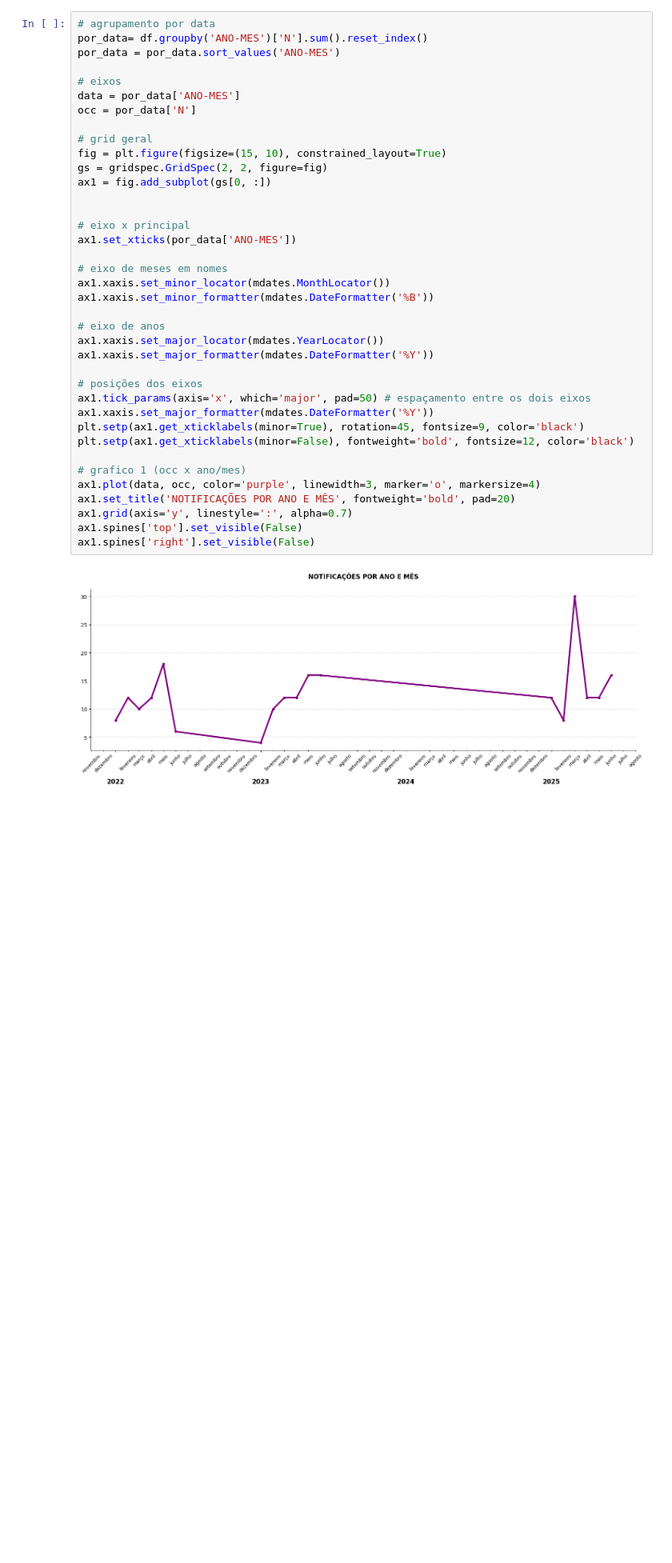
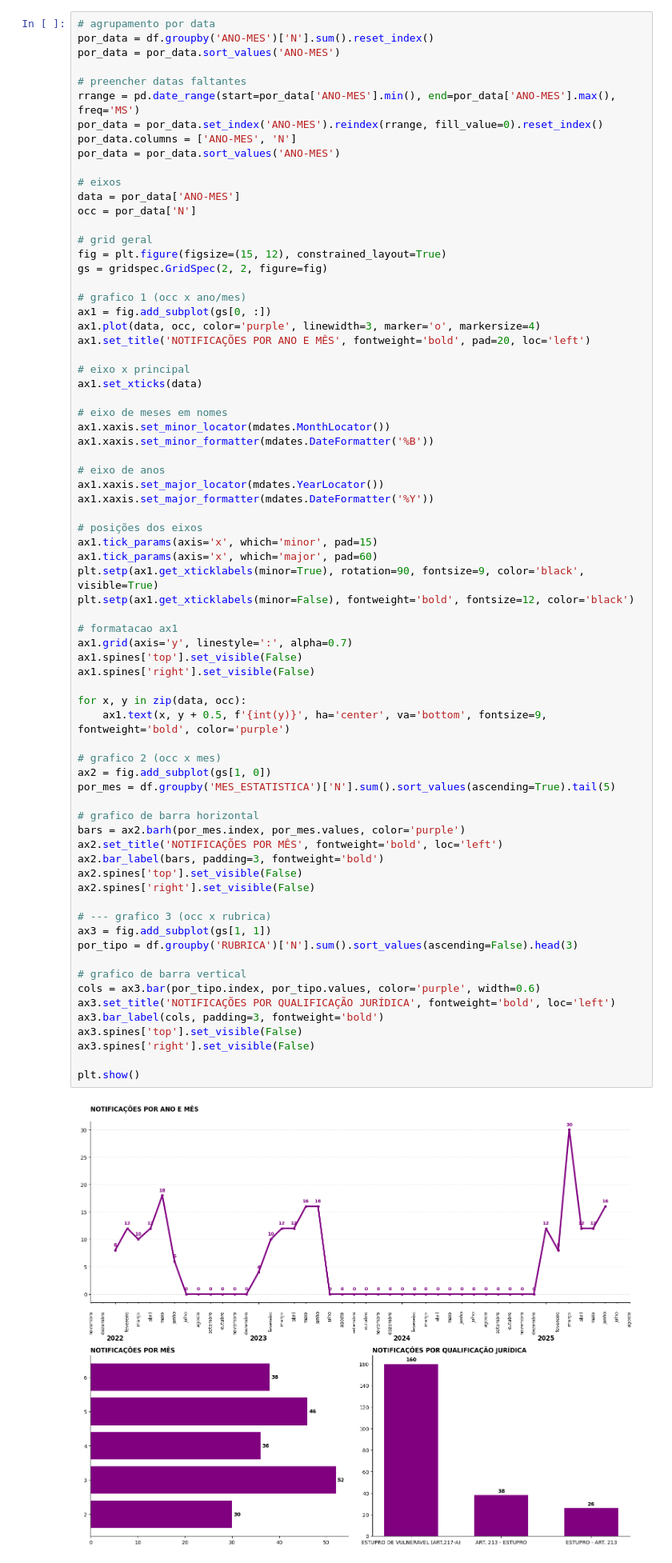
Before and after one commit to 0kauaa/projeto-integrador-I, a Jupyter notebook: notebooks/6_plots.ipynb, the cells around one changed output. Shown at 80% size. Cells and saved outputs as stored; diff of their text form; blank space fills up the shorter version.

Commit message:
ajeita o plot temporal.

```diff
--- a/notebooks/6_plots.ipynb
+++ b/notebooks/6_plots.ipynb
@@ -52,44 +52,78 @@ df.head()
 df['ANO-MES'] = pd.to_datetime(df['ANO_ESTATISTICA'].astype(str) + '-' +  df['MES_ESTATISTICA'].astype(str))
 # %%
 # agrupamento por data
-por_data= df.groupby('ANO-MES')['N'].sum().reset_index()
+por_data = df.groupby('ANO-MES')['N'].sum().reset_index()
+por_data = por_data.sort_values('ANO-MES')
+
+# preencher datas faltantes
+rrange = pd.date_range(start=por_data['ANO-MES'].min(), end=por_data['ANO-MES'].max(), freq='MS')
+por_data = por_data.set_index('ANO-MES').reindex(rrange, fill_value=0).reset_index()
+por_data.columns = ['ANO-MES', 'N']
 por_data = por_data.sort_values('ANO-MES')
 
 # eixos
 data = por_data['ANO-MES']
 occ = por_data['N']
 
 # grid geral
-fig = plt.figure(figsize=(15, 10), constrained_layout=True)
+fig = plt.figure(figsize=(15, 12), constrained_layout=True)
 gs = gridspec.GridSpec(2, 2, figure=fig)
+
+# grafico 1 (occ x ano/mes)
 ax1 = fig.add_subplot(gs[0, :])
-
+ax1.plot(data, occ, color='purple', linewidth=3, marker='o', markersize=4)
+ax1.set_title('NOTIFICAÇÕES POR ANO E MÊS', fontweight='bold', pad=20, loc='left')
 
 # eixo x principal
-ax1.set_xticks(por_data['ANO-MES'])
+ax1.set_xticks(data)
 
 # eixo de meses em nomes
 ax1.xaxis.set_minor_locator(mdates.MonthLocator())
 ax1.xaxis.set_minor_formatter(mdates.DateFormatter('%B'))
 
 # eixo de anos
 ax1.xaxis.set_major_locator(mdates.YearLocator())
 ax1.xaxis.set_major_formatter(mdates.DateFormatter('%Y'))
 
 # posições dos eixos
-ax1.tick_params(axis='x', which='major', pad=50) # espaçamento entre os dois eixos
-ax1.xaxis.set_major_formatter(mdates.DateFormatter('%Y'))
-plt.setp(ax1.get_xticklabels(minor=True), rotation=45, fontsize=9, color='black')
+ax1.tick_params(axis='x', which='minor', pad=15)
+ax1.tick_params(axis='x', which='major', pad=60)
+plt.setp(ax1.get_xticklabels(minor=True), rotation=90, fontsize=9, color='black', visible=True)
 plt.setp(ax1.get_xticklabels(minor=False), fontweight='bold', fontsize=12, color='black')
 
-# grafico 1 (occ x ano/mes)
-ax1.plot(data, occ, color='purple', linewidth=3, marker='o', markersize=4)
-ax1.set_title('NOTIFICAÇÕES POR ANO E MÊS', fontweight='bold', pad=20)
+# formatacao ax1
 ax1.grid(axis='y', linestyle=':', alpha=0.7)
 ax1.spines['top'].set_visible(False)
 ax1.spines['right'].set_visible(False)
+
+for x, y in zip(data, occ):
+    ax1.text(x, y + 0.5, f'{int(y)}', ha='center', va='bottom', fontsize=9, fontweight='bold', color='purple')
+
+# grafico 2 (occ x mes)
+ax2 = fig.add_subplot(gs[1, 0])
+por_mes = df.groupby('MES_ESTATISTICA')['N'].sum().sort_values(ascending=True).tail(5)
+
+# grafico de barra horizontal
+bars = ax2.barh(por_mes.index, por_mes.values, color='purple')
+ax2.set_title('NOTIFICAÇÕES POR MÊS', fontweight='bold', loc='left')
+ax2.bar_label(bars, padding=3, fontweight='bold')
+ax2.spines['top'].set_visible(False)
+ax2.spines['right'].set_visible(False)
+
+# --- grafico 3 (occ x rubrica)
+ax3 = fig.add_subplot(gs[1, 1])
+por_tipo = df.groupby('RUBRICA')['N'].sum().sort_values(ascending=False).head(3)
+
+# grafico de barra vertical
+cols = ax3.bar(por_tipo.index, por_tipo.values, color='purple', width=0.6)
+ax3.set_title('NOTIFICAÇÕES POR QUALIFICAÇÃO JURÍDICA', fontweight='bold', loc='left')
+ax3.bar_label(cols, padding=3, fontweight='bold')
+ax3.spines['top'].set_visible(False)
+ax3.spines['right'].set_visible(False)
+
+plt.show()
 # %% [output]
-[figure, old version]
+[figure, new version]
 # %% [markdown]
 ## distribuição por local
 # %%
```
Also changed, not shown: parts of 1 cell of this notebook.
